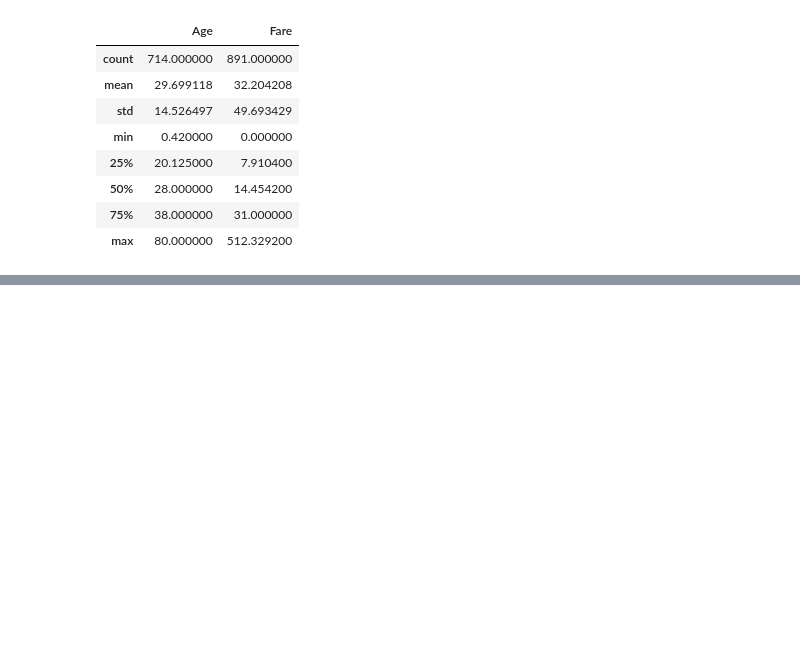
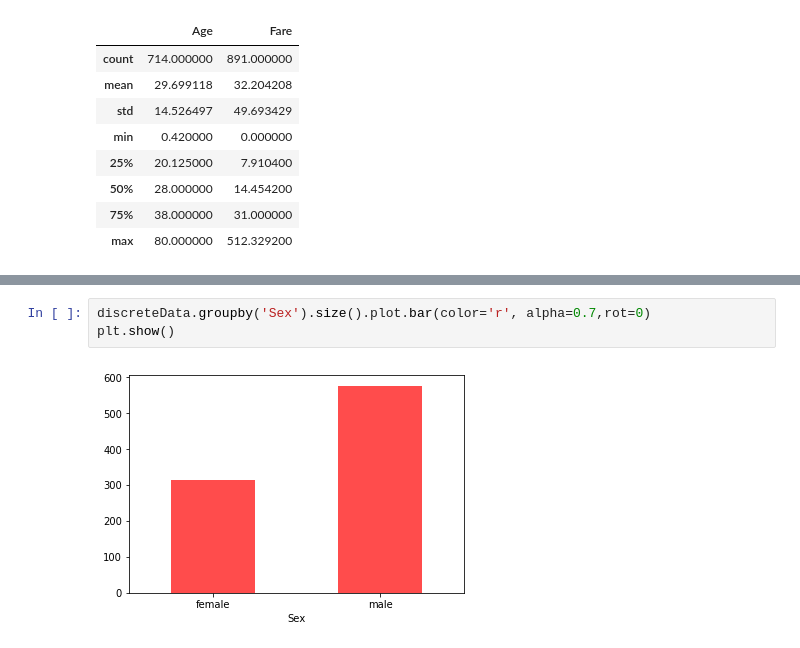
Before and after one commit to lyuxinxx/Titanic, a Jupyter notebook: Titanic.ipynb, the cells around one changed output, grey strips where cells are left out. Saved outputs shown, nothing was run; the diff lists cells and outputs as text; blank space fills up the shorter version.

```diff
--- a/Titanic.ipynb
+++ b/Titanic.ipynb
@@ -112,0 +69,5 @@ dtype: int64
+# %%
+discreteData.groupby('Sex').size().plot.bar(color='r', alpha=0.7,rot=0)
+plt.show()
+# %% [output]
+[figure, added]
```
Also changed, not shown: parts of 10 cells of this notebook.
